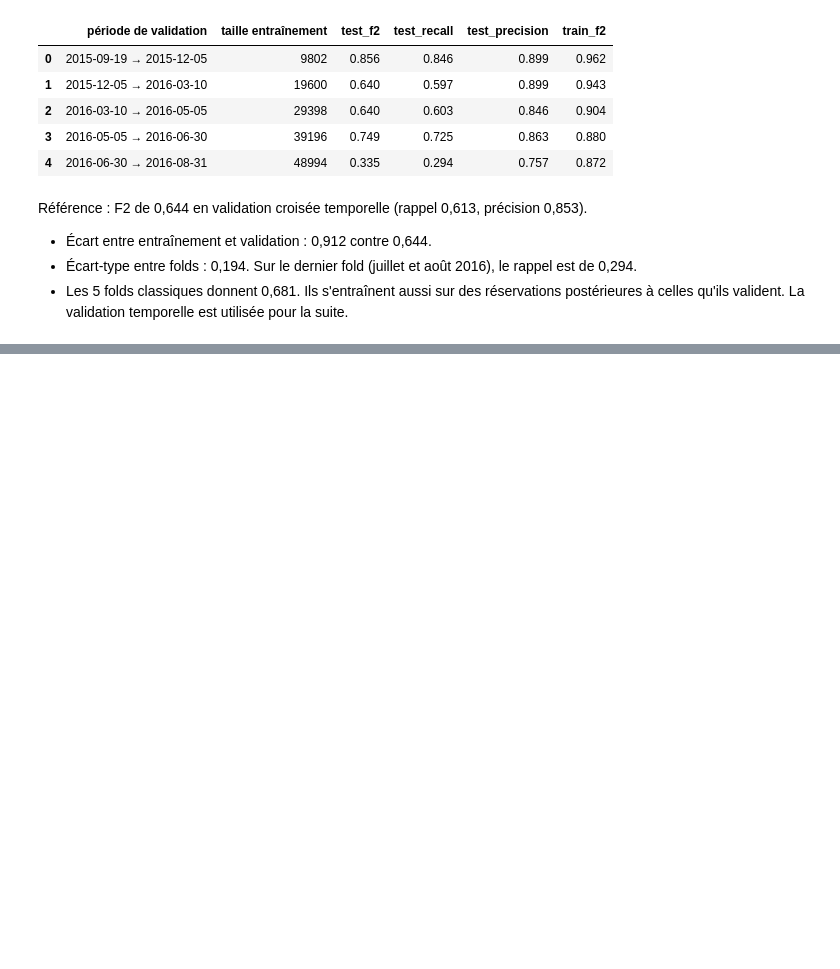
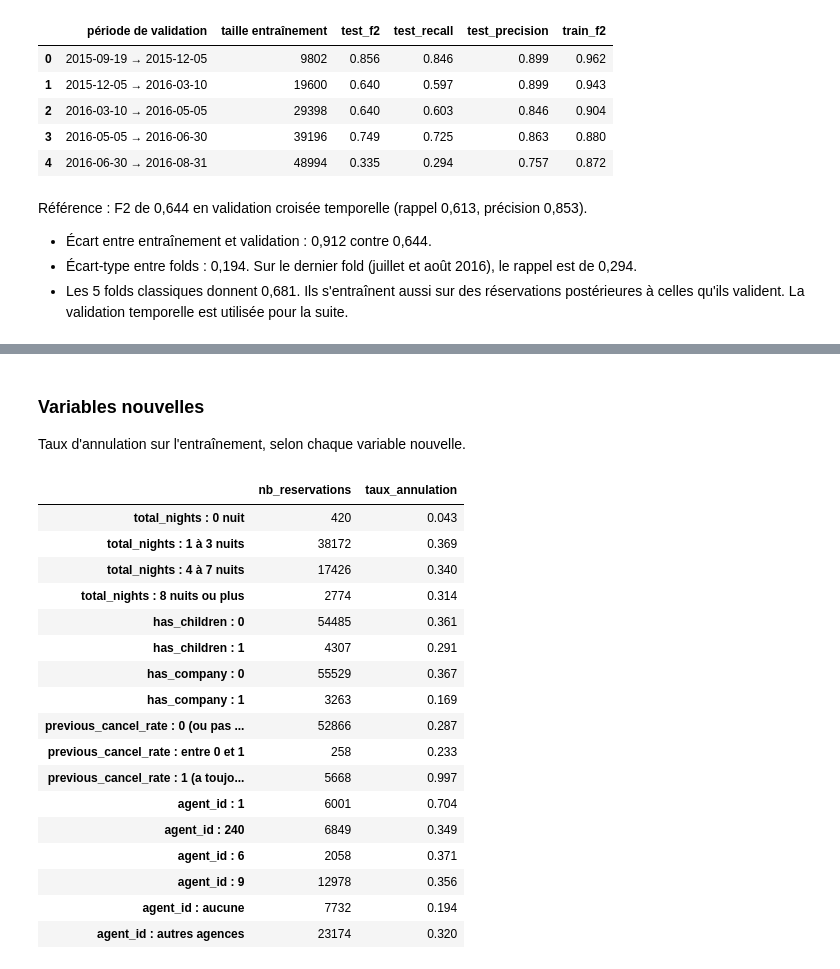
Before and after one commit to sojenorg/M1-B1-annulation-v2-wassim, a Jupyter notebook: notebooks/02_modelisation.ipynb, the cells around one changed output, grey strips where cells are left out. Cells and saved outputs as stored; diff of their text form; code cells hidden in the pictures; blank space fills up the shorter version.

Commit message:
ajouter: pipeline v2, variables nouvelles et comparaison de trois familles de modèles (tâche 6)

```diff
--- a/notebooks/02_modelisation.ipynb
+++ b/notebooks/02_modelisation.ipynb
@@ -248,0 +284,43 @@ Référence : F2 de 0,644 en validation croisée temporelle (rappel 0,613, préc
+# %% [markdown]
+### Variables nouvelles
+
+Taux d'annulation sur l'entraînement, selon chaque variable nouvelle.
+# %%
+enrichi = add_features(train)
+
+
+def taux(groupes, nom):
+    t = enrichi.groupby(groupes, observed=True)[TARGET].agg(nb_reservations="size", taux_annulation="mean")
+    t.index = [f"{nom} : {v}" for v in t.index]
+    return t
+
+
+agences = enrichi["agent_id"].where(enrichi["agent_id"].isin(["aucune", *enrichi["agent_id"].value_counts().index[:5]]), "autres agences")
+pd.concat(
+    [
+        taux(pd.cut(enrichi["total_nights"], [-1, 0, 3, 7, 100], labels=["0 nuit", "1 à 3 nuits", "4 à 7 nuits", "8 nuits ou plus"]), "total_nights"),
+        taux(enrichi["has_children"], "has_children"),
+        taux(enrichi["has_company"], "has_company"),
+        taux(pd.cut(enrichi["previous_cancel_rate"], [-1, 0, 0.99, 1], labels=["0 (ou pas d'historique)", "entre 0 et 1", "1 (a toujours annulé)"]), "previous_cancel_rate"),
+        taux(agences, "agent_id"),
+    ]
+).round(3)
+# %% [output]
+|  | nb_reservations | taux_annulation |
+| total_nights : 0 nuit | 420 | 0.043 |
+| total_nights : 1 à 3 nuits | 38172 | 0.369 |
+| total_nights : 4 à 7 nuits | 17426 | 0.340 |
+| total_nights : 8 nuits ou plus | 2774 | 0.314 |
+| has_children : 0 | 54485 | 0.361 |
+| has_children : 1 | 4307 | 0.291 |
+| has_company : 0 | 55529 | 0.367 |
+| has_company : 1 | 3263 | 0.169 |
+| previous_cancel_rate : 0 (ou pas ... | 52866 | 0.287 |
+| previous_cancel_rate : entre 0 et 1 | 258 | 0.233 |
+| previous_cancel_rate : 1 (a toujo... | 5668 | 0.997 |
+| agent_id : 1 | 6001 | 0.704 |
+| agent_id : 240 | 6849 | 0.349 |
+| agent_id : 6 | 2058 | 0.371 |
+| agent_id : 9 | 12978 | 0.356 |
+| agent_id : aucune | 7732 | 0.194 |
+| agent_id : autres agences | 23174 | 0.320 |
```
Also changed, not shown: parts of 6 cells of this notebook, 1 other file.
